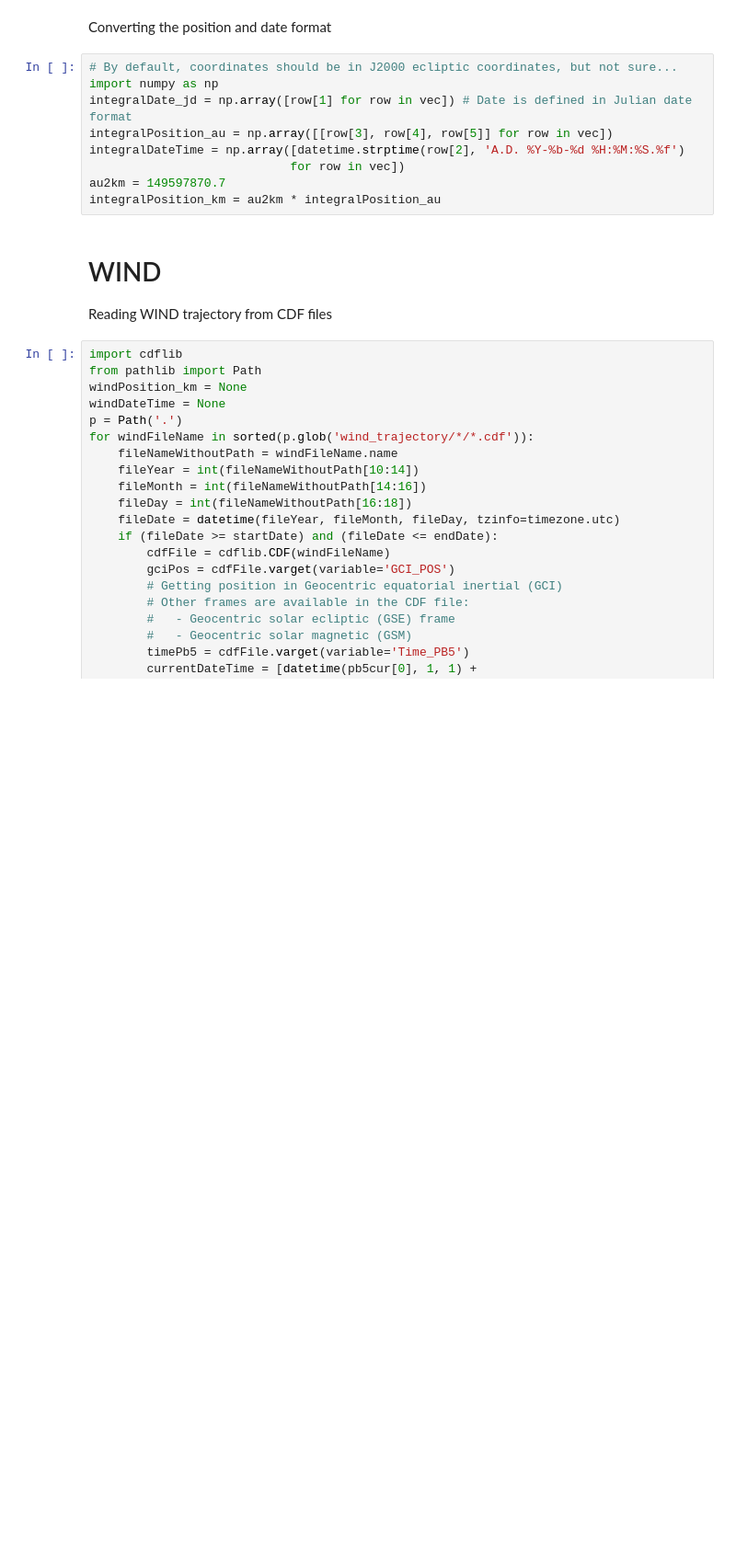
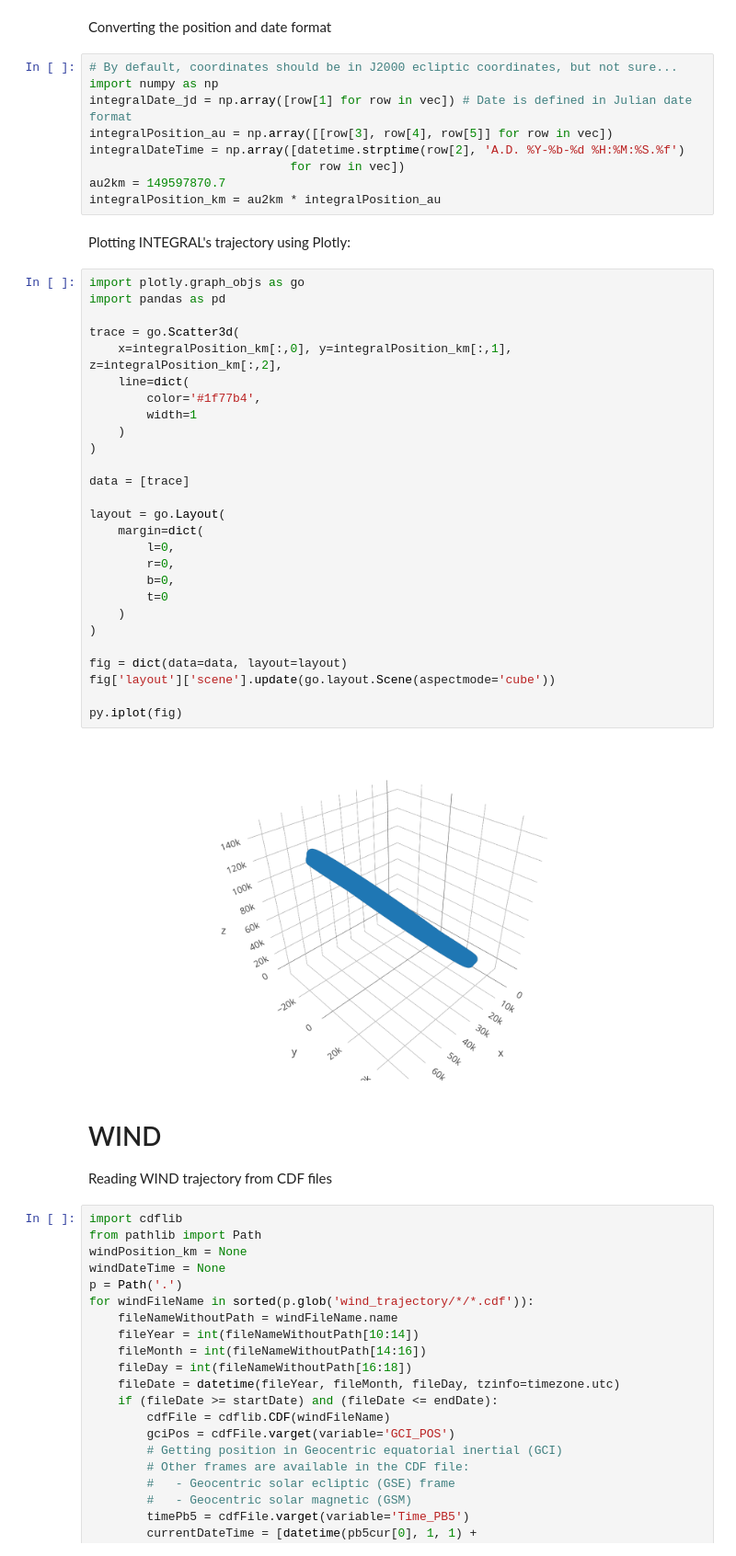
Before and after one commit to GorgiAstro/wind-integral-trajectory, a Jupyter notebook: wind-integral-trajectory.ipynb, the cells around one changed output. Shown at 92% size. Cells and saved outputs as stored; diff of their text form; blank space fills up the shorter version.

```diff
--- a/wind-integral-trajectory.ipynb
+++ b/wind-integral-trajectory.ipynb
@@ -39,6 +44,37 @@ integralDateTime = np.array([datetime.strptime(row[2], 'A.D. %Y-%b-%d %H:%M:%S.%
                             for row in vec])
 au2km = 149597870.7
 integralPosition_km = au2km * integralPosition_au
+# %% [markdown]
+Plotting INTEGRAL's trajectory using Plotly:
+# %%
+import plotly.graph_objs as go
+import pandas as pd
+
+trace = go.Scatter3d(
+    x=integralPosition_km[:,0], y=integralPosition_km[:,1], z=integralPosition_km[:,2],
+    line=dict(
+        color='#1f77b4',
+        width=1
+    )
+)
+
+data = [trace]
+
+layout = go.Layout(
+    margin=dict(
+        l=0,
+        r=0,
+        b=0,
+        t=0
+    )
+)
+
+fig = dict(data=data, layout=layout)
+fig['layout']['scene'].update(go.layout.Scene(aspectmode='cube'))
+
+py.iplot(fig)
+# %% [output]
+[figure, added]
 # %% [markdown]
 # WIND
 Reading WIND trajectory from CDF files
```
Also changed, not shown: parts of 4 cells of this notebook, 2 other files.
